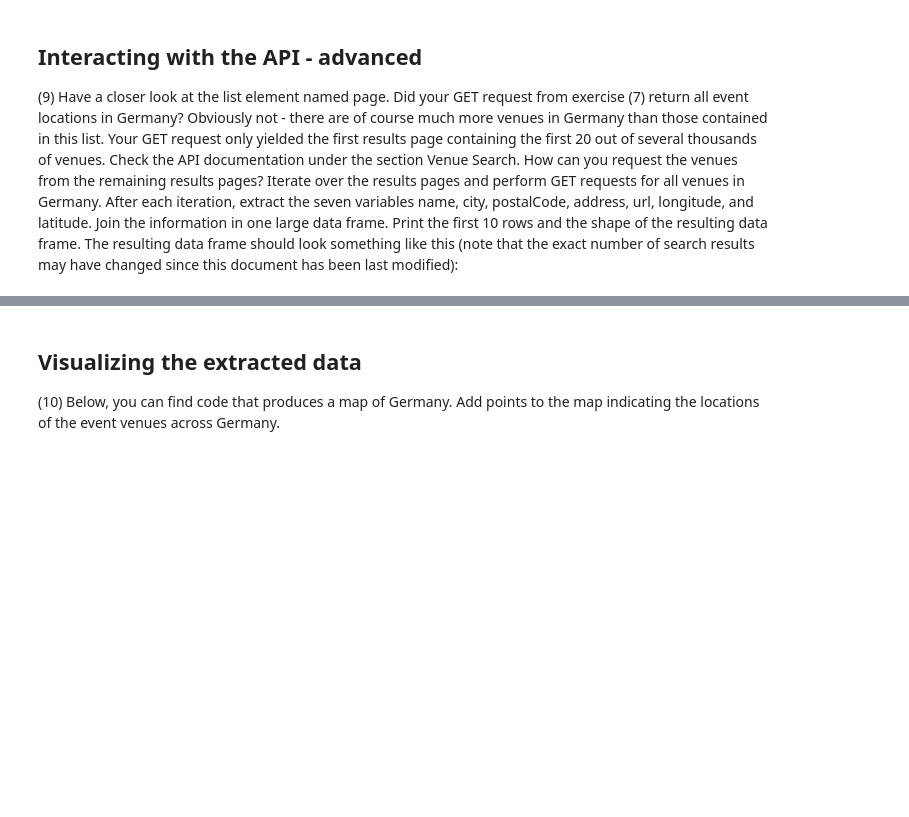
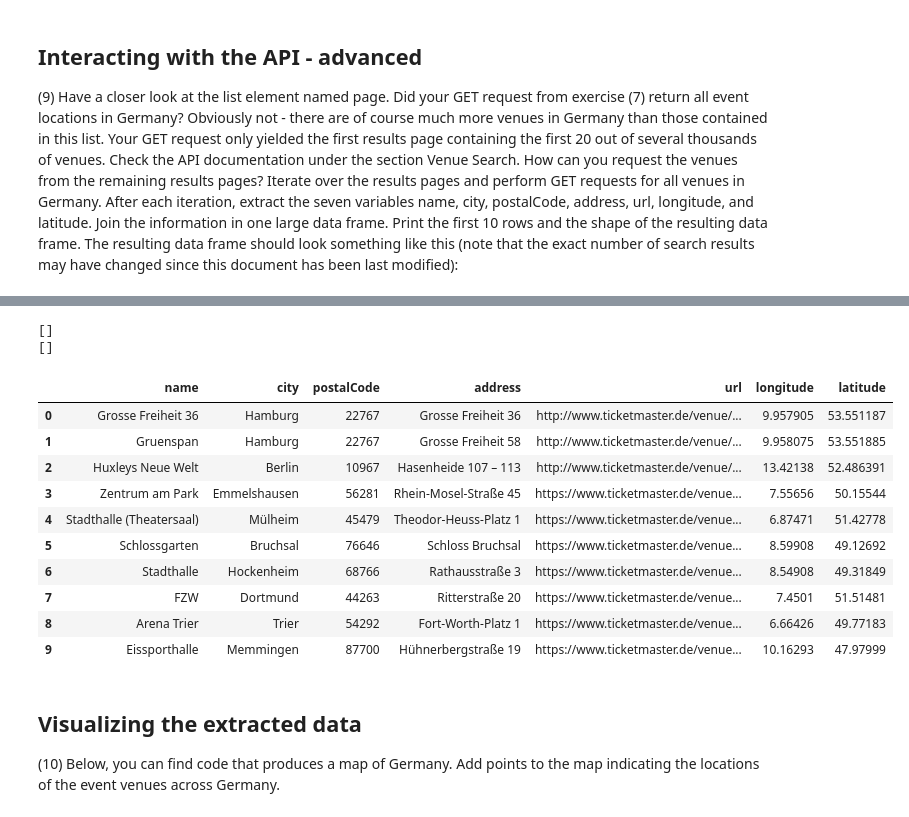
Before and after one commit to chrisfor97/Assignment05cf, a Jupyter notebook: Forschner_Christopher_Assignment05_Python.ipynb, the cells around one changed output, grey strips where cells are left out. Saved outputs shown, nothing was run; the diff lists cells and outputs as text; code cells hidden in the pictures; blank space fills up the shorter version.

```diff
--- a/Forschner_Christopher_Assignment05_Python.ipynb
+++ b/Forschner_Christopher_Assignment05_Python.ipynb
@@ -177,13 +177,14 @@ should look something like this (note that the exact number of search results ma
 this document has been last modified):
 # %%
 # creating a function for the request object
-def venue_request(url,api_key,country_Code,page):
+def requester(api_key,country_Code,page):
     link=url
     api_Key=api_key
     countryCode=country_Code
-    venues_list=requests.get(url, params={"apikey": api_Key, "countryCode": countryCode, 'page':page,'locale':'*'}).json()
+    venues_list=requests.get('https://app.ticketmaster.com/discovery/v2/venues', params={"apikey": api_Key, "countryCode": countryCode, 'page':page,'locale':'*','size':499}).json()
     return(venues_list)
 #create a function to extract the values from the task before
 # %%
 #prepare the environment for the loop
-pages=list(range(tickets_content['page']['totalPages']))
+venues_info=requester(api_key1,'DE',0)
+venues_info
@@ -190,8 +209,9 @@ pages=list(range(tickets_content['page']['totalPages']))
 # %%
-venues_Liste=[None]*(tickets_content['page']['totalPages'])
+venues_Liste=[None]*(venues_info['page']['totalPages'])
+pages=list(range(26))
 for p in pages:
-    time.sleep(0.2)
-    venues_Liste[p]=requests.get('https://app.ticketmaster.com/discovery/v2/venues', params={"apikey": api_key1, "countryCode": 'DE', 'page':p,'locale':'*'}).json()
+    time.sleep(0.5)
+    venues_Liste[p]=requester(api_key1,'DE',p)
 # %%
 #find entries in the list with an error message
 error_pages=list()
@@ -209,6 +229,9 @@ for i in error_pages:
 error_pages.reverse()
 print(error_pages)
 venues_Liste2=venues_Liste.copy()
+# %% [output]
+[]
+[]
 # %%
 #remove entries with error message
 for i in error_pages:
@@ -269,7 +292,19 @@ for p in vpages:
     venues_df=pd.DataFrame(var_dict)
     venues_de=pd.concat([venues_de,venues_df])
 # %%
-venues_de.head()
+venues_de.head(10)
+# %% [output]
+|  | name | city | postalCode | address | url | longitude | latitude |
+| 0 | Grosse Freiheit 36 | Hamburg | 22767 | Grosse Freiheit 36 | http://www.ticketmaster.de/venue/... | 9.957905 | 53.551187 |
+| 1 | Gruenspan | Hamburg | 22767 | Grosse Freiheit 58 | http://www.ticketmaster.de/venue/... | 9.958075 | 53.551885 |
+| 2 | Huxleys Neue Welt | Berlin | 10967 | Hasenheide 107 – 113 | http://www.ticketmaster.de/venue/... | 13.42138 | 52.486391 |
+| 3 | Zentrum am Park | Emmelshausen | 56281 | Rhein-Mosel-Straße 45 | https://www.ticketmaster.de/venue... | 7.55656 | 50.15544 |
+| 4 | Stadthalle (Theatersaal) | Mülheim | 45479 | Theodor-Heuss-Platz 1 | https://www.ticketmaster.de/venue... | 6.87471 | 51.42778 |
+| 5 | Schlossgarten | Bruchsal | 76646 | Schloss Bruchsal | https://www.ticketmaster.de/venue... | 8.59908 | 49.12692 |
+| 6 | Stadthalle | Hockenheim | 68766 | Rathausstraße 3 | https://www.ticketmaster.de/venue... | 8.54908 | 49.31849 |
+| 7 | FZW | Dortmund | 44263 | Ritterstraße 20 | https://www.ticketmaster.de/venue... | 7.4501 | 51.51481 |
+| 8 | Arena Trier | Trier | 54292 | Fort-Worth-Platz 1 | https://www.ticketmaster.de/venue... | 6.66426 | 49.77183 |
+| 9 | Eissporthalle | Memmingen | 87700 | Hühnerbergstraße 19 | https://www.ticketmaster.de/venue... | 10.16293 | 47.97999 |
 # %% [markdown]
 ## Visualizing the extracted data
 (10) Below, you can find code that produces a map of Germany. Add points to the map indicating the
```
Also changed, not shown: parts of 15 cells of this notebook, 3 other files.
